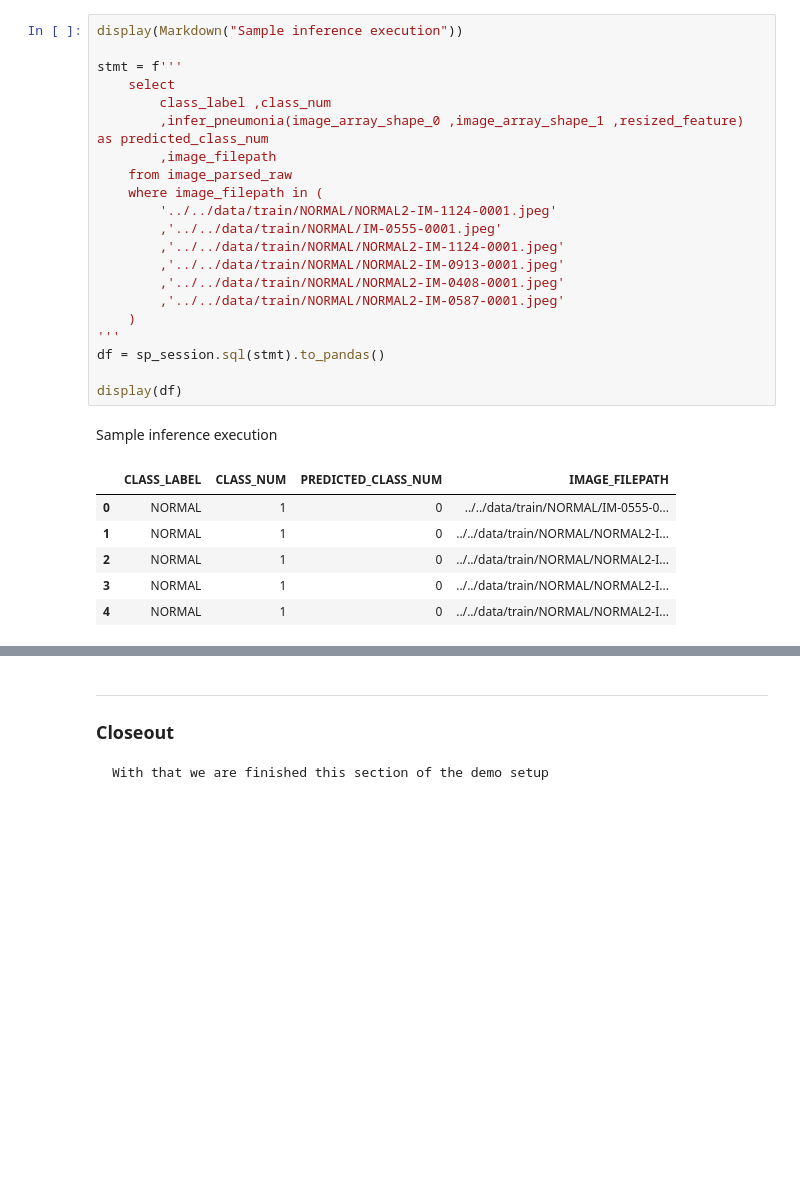
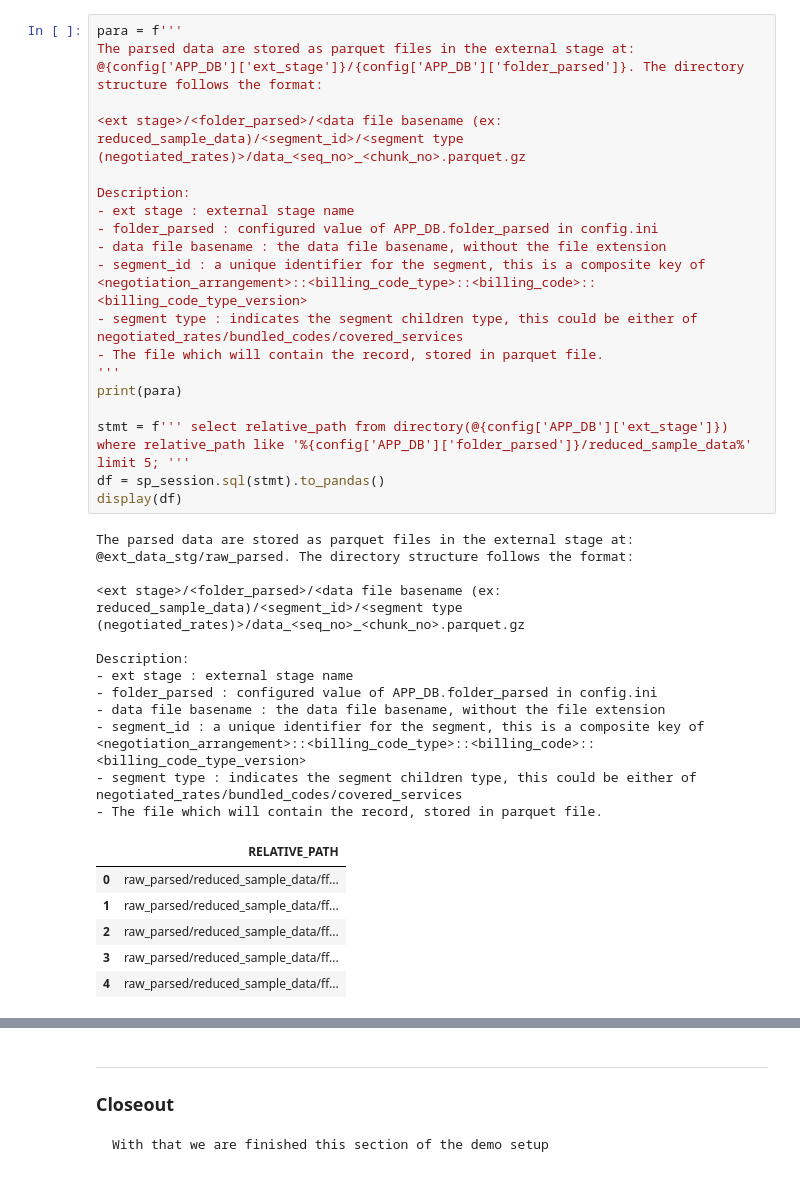
Before and after one commit to Snowflake-Labs/CMSgov-pricing-transparency, a Jupyter notebook: src/notebook/Load_segments.ipynb, the cells around one changed output, grey strips where cells are left out. Saved outputs shown, nothing was run; the diff lists cells and outputs as text; blank space fills up the shorter version.

```diff
--- a/src/notebook/Load_segments.ipynb
+++ b/src/notebook/Load_segments.ipynb
@@ -70,29 +144,37 @@ Define the inference function
 # %%
-display(Markdown("Sample inference execution"))
+para = f'''
+The parsed data are stored as parquet files in the external stage at: @{config['APP_DB']['ext_stage']}/{config['APP_DB']['folder_parsed']}. The directory structure follows the format:
 
-stmt = f'''
-    select
-        class_label ,class_num
-        ,infer_pneumonia(image_array_shape_0 ,image_array_shape_1 ,resized_feature) as predicted_class_num
-        ,image_filepath
-    from image_parsed_raw
-    where image_filepath in (
-        '../../data/train/NORMAL/NORMAL2-IM-1124-0001.jpeg'
-        ,'../../data/train/NORMAL/IM-0555-0001.jpeg'
-        ,'../../data/train/NORMAL/NORMAL2-IM-1124-0001.jpeg'
-        ,'../../data/train/NORMAL/NORMAL2-IM-0913-0001.jpeg'
-        ,'../../data/train/NORMAL/NORMAL2-IM-0408-0001.jpeg'
-        ,'../../data/train/NORMAL/NORMAL2-IM-0587-0001.jpeg'
-    )
+<ext stage>/<folder_parsed>/<data file basename (ex: reduced_sample_data)/<segment_id>/<segment type (negotiated_rates)>/data_<seq_no>_<chunk_no>.parquet.gz
+
+Description:
+- ext stage : external stage name
+- folder_parsed : configured value of APP_DB.folder_parsed in config.ini
+- data file basename : the data file basename, without the file extension
+- segment_id : a unique identifier for the segment, this is a composite key of <negotiation_arrangement>::<billing_code_type>::<billing_code>::<billing_code_type_version>
+- segment type : indicates the segment children type, this could be either of negotiated_rates/bundled_codes/covered_services
+- The file which will contain the record, stored in parquet file.
 '''
+print(para)
+
+stmt = f''' select relative_path from directory(@{config['APP_DB']['ext_stage']}) where relative_path like '%{config['APP_DB']['folder_parsed']}/reduced_sample_data%' limit 5; '''
 df = sp_session.sql(stmt).to_pandas()
-
 display(df)
 # %% [output]
-Sample inference execution
+The parsed data are stored as parquet files in the external stage at: @ext_data_stg/raw_parsed. The directory structure follows the format:
+
+<ext stage>/<folder_parsed>/<data file basename (ex: reduced_sample_data)/<segment_id>/<segment type (negotiated_rates)>/data_<seq_no>_<chunk_no>.parquet.gz
+
+Description:
+- ext stage : external stage name
+- folder_parsed : configured value of APP_DB.folder_parsed in config.ini
+- data file basename : the data file basename, without the file extension
+- segment_id : a unique identifier for the segment, this is a composite key of <negotiation_arrangement>::<billing_code_type>::<billing_code>::<billing_code_type_version>
+- segment type : indicates the segment children type, this could be either of negotiated_rates/bundled_codes/covered_services
+- The file which will contain the record, stored in parquet file.
-|  | CLASS_LABEL | CLASS_NUM | PREDICTED_CLASS_NUM | IMAGE_FILEPATH |
-| 0 | NORMAL | 1 | 0 | ../../data/train/NORMAL/IM-0555-0... |
-| 1 | NORMAL | 1 | 0 | ../../data/train/NORMAL/NORMAL2-I... |
-| 2 | NORMAL | 1 | 0 | ../../data/train/NORMAL/NORMAL2-I... |
-| 3 | NORMAL | 1 | 0 | ../../data/train/NORMAL/NORMAL2-I... |
-| 4 | NORMAL | 1 | 0 | ../../data/train/NORMAL/NORMAL2-I... |
+|  | RELATIVE_PATH |
+| 0 | raw_parsed/reduced_sample_data/ff... |
+| 1 | raw_parsed/reduced_sample_data/ff... |
+| 2 | raw_parsed/reduced_sample_data/ff... |
+| 3 | raw_parsed/reduced_sample_data/ff... |
+| 4 | raw_parsed/reduced_sample_data/ff... |
```
Also changed, not shown: parts of 12 cells of this notebook.
